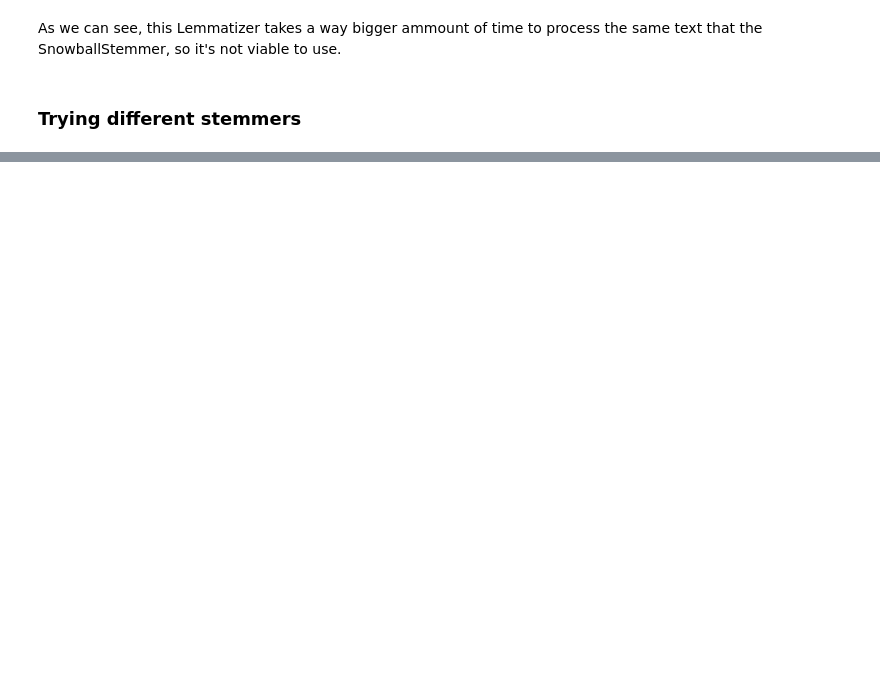
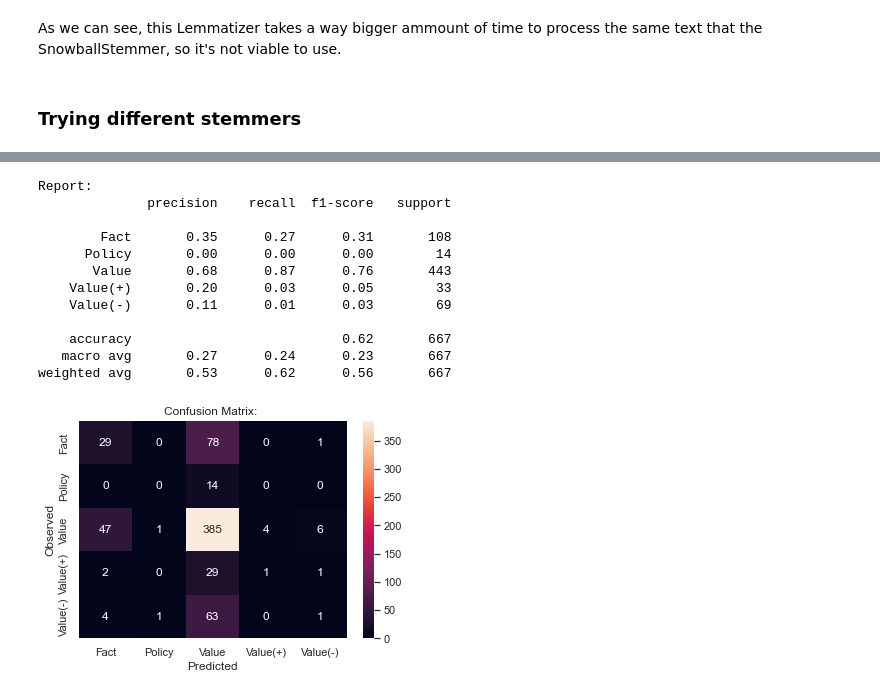
Before and after one commit to claramoreirag/FEUP-NLP, a Jupyter notebook: adu-classifier.ipynb, the cells around one changed output, grey strips where cells are left out. Saved outputs shown, nothing was run; the diff lists cells and outputs as text; code cells hidden in the pictures; blank space fills up the shorter version.

```diff
--- a/adu-classifier.ipynb
+++ b/adu-classifier.ipynb
@@ -376,0 +425,20 @@ weighted avg       0.54      0.60      0.54       667
+# %%
+X_train, X_test, y_train, y_test = split(corpusA)
+clf = LogisticRegression(solver="saga", penalty="elasticnet", l1_ratio=0.5) #TODO: find better l1_ratio
+clf.fit(X_train, y_train)
+pred = clf.predict(X_test)
+evaluation(pred)
+# %% [output]
+Report:
+              precision    recall  f1-score   support
+
+        Fact       0.35      0.27      0.31       108
+      Policy       0.00      0.00      0.00        14
+       Value       0.68      0.87      0.76       443
+    Value(+)       0.20      0.03      0.05        33
+    Value(-)       0.11      0.01      0.03        69
+
+    accuracy                           0.62       667
+   macro avg       0.27      0.24      0.23       667
+weighted avg       0.53      0.62      0.56       667
+[figure, added]
```
Also changed, not shown: parts of 19 cells of this notebook.
